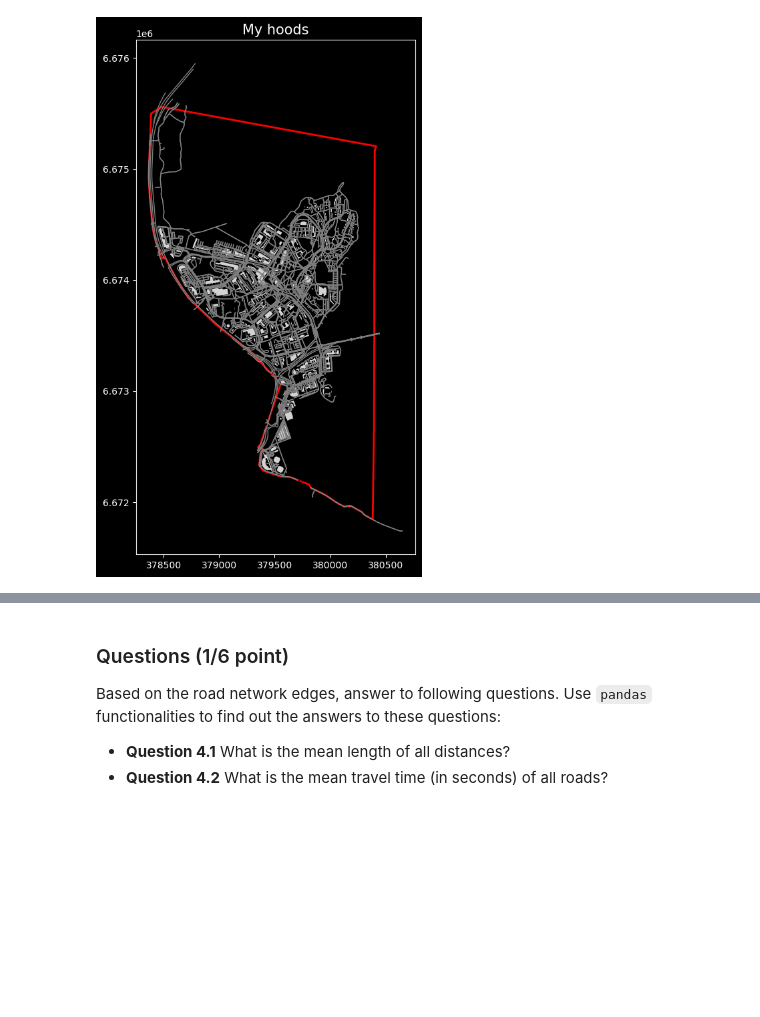
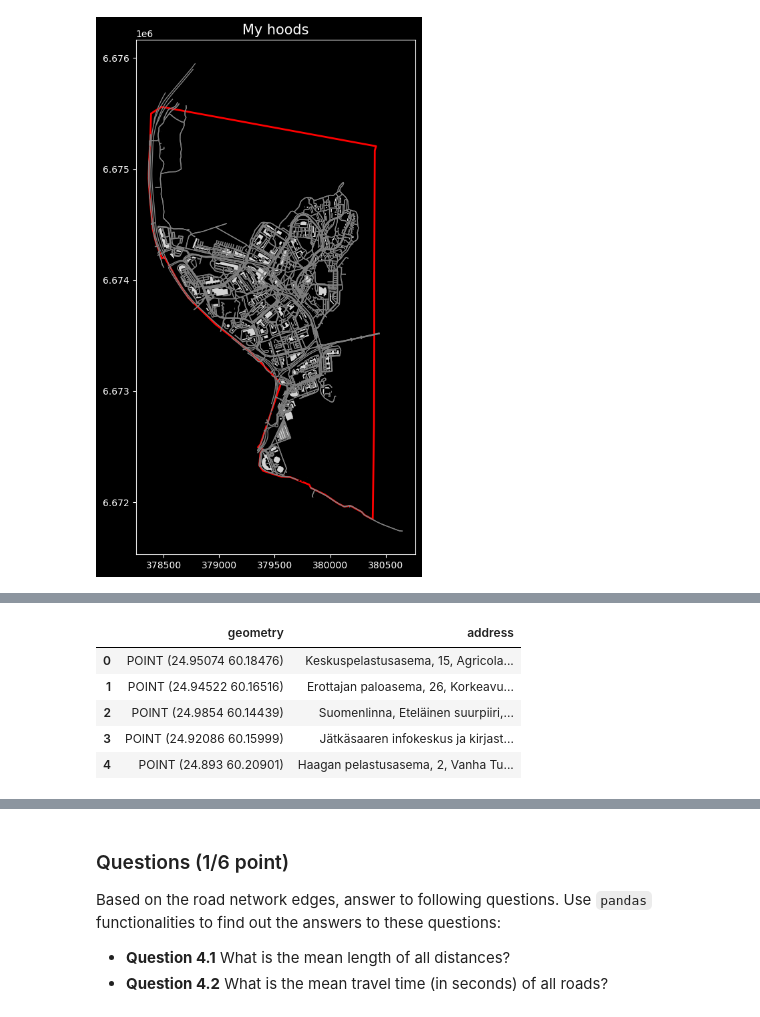
Before and after one commit to KoodiMalpo/exercise-3-KoodiMalpo, a Jupyter notebook: Exercise-3.ipynb, the cells around one changed output, grey strips where cells are left out. Saved outputs shown, nothing was run; the diff lists cells and outputs as text; code cells hidden in the pictures; blank space fills up the shorter version.

```diff
--- a/Exercise-3.ipynb
+++ b/Exercise-3.ipynb
@@ -209,12 +209,28 @@ Please write your solution to the cell below (remove the `raise NotImplementedEr
 # %%
 import geopandas as gpd
 from geopandas.tools import geocode
 import pandas as pd
 import contextily as ctx
 import osmnx as ox
 
 # REPLACE THE ERROR BELOW WITH YOUR OWN CODE
-raise NotImplementedError()
+fp = "data/helsinki_rescue_stations_addresses.xlsx"
+data = pd.read_excel(fp)
+data.head()
+
+geo = geocode(
+    data["address_osoite"], provider="nominatim", user_agent="introsda", timeout=10
+)
+geo.head()
+
+join.
+# %% [output]
+|  | geometry | address |
+| 0 | POINT (24.95074 60.18476) | Keskuspelastusasema, 15, Agricola... |
+| 1 | POINT (24.94522 60.16516) | Erottajan paloasema, 26, Korkeavu... |
+| 2 | POINT (24.9854 60.14439) | Suomenlinna, Eteläinen suurpiiri,... |
+| 3 | POINT (24.92086 60.15999) | Jätkäsaaren infokeskus ja kirjast... |
+| 4 | POINT (24.893 60.20901) | Haagan pelastusasema, 2, Vanha Tu... |
 # %% [markdown]
 ### Task 3.2 (1/3 points)
 
```
Also changed, not shown: 7 other files.
